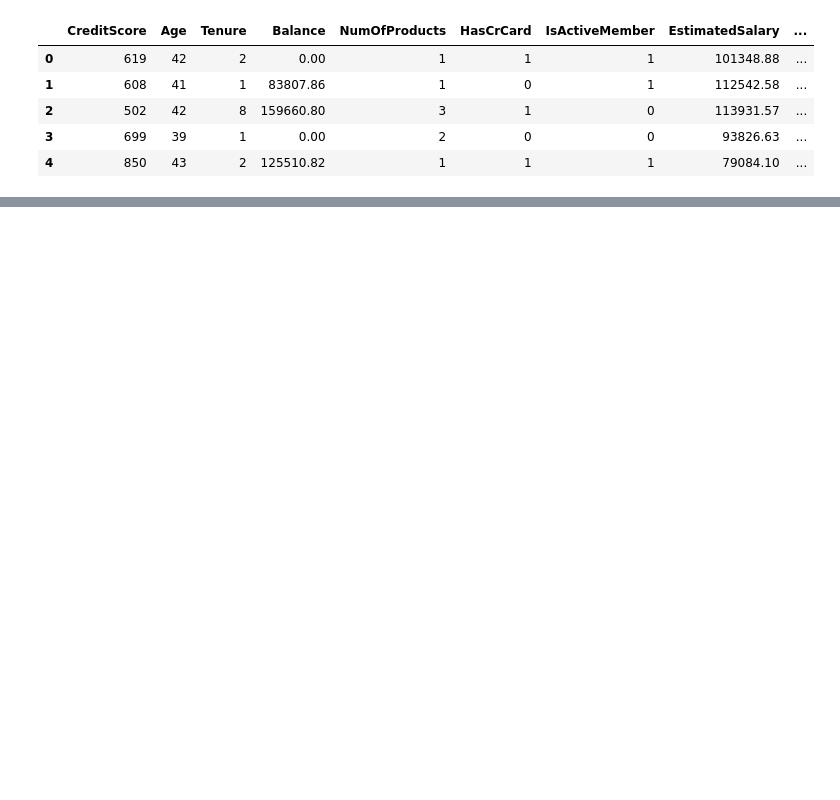
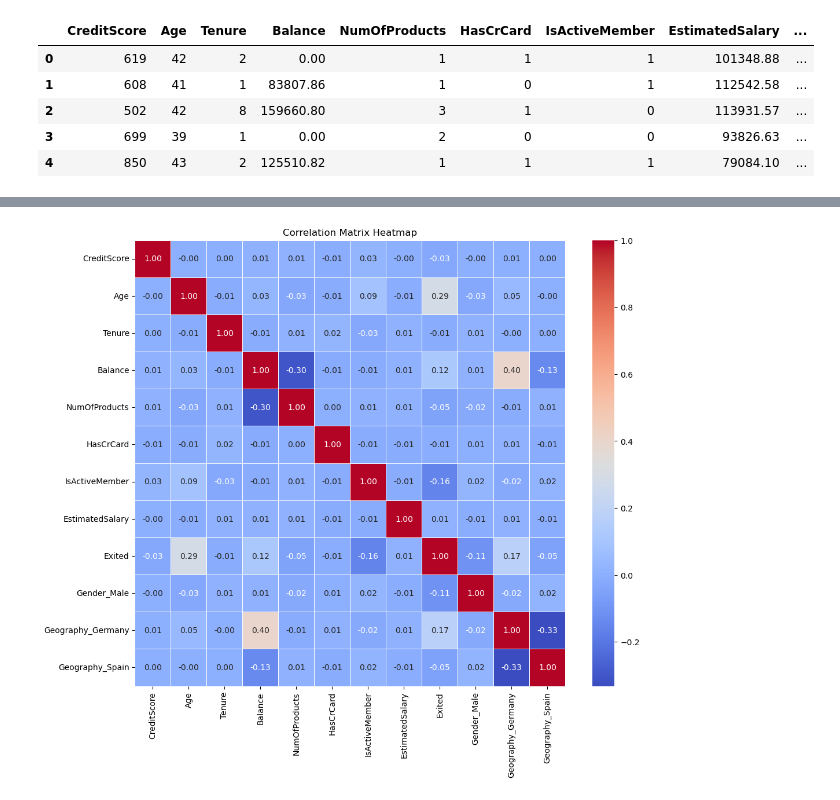
Before and after one commit to Aminbyt/customer-churn-rate-prediction, a Jupyter notebook: notebook/bank_customer_churn.ipynb, the cells around one changed output, grey strips where cells are left out. Saved outputs shown, nothing was run; the diff lists cells and outputs as text; code cells hidden in the pictures; blank space fills up the shorter version.

```diff
--- a/notebook/bank_customer_churn.ipynb
+++ b/notebook/bank_customer_churn.ipynb
@@ -166,0 +180,14 @@ data.head()
+# %%
+corr = data.corr()
+plt.figure(figsize=(12,10))
+sns.heatmap(
+    corr,
+    annot=True,
+    cmap="coolwarm",
+    fmt=".2f",
+    linewidths=0.5)
+
+plt.title("Correlation Matrix Heatmap")
+plt.show()
+# %% [output]
+[figure, added]
```
Also changed, not shown: parts of 2 cells of this notebook.
